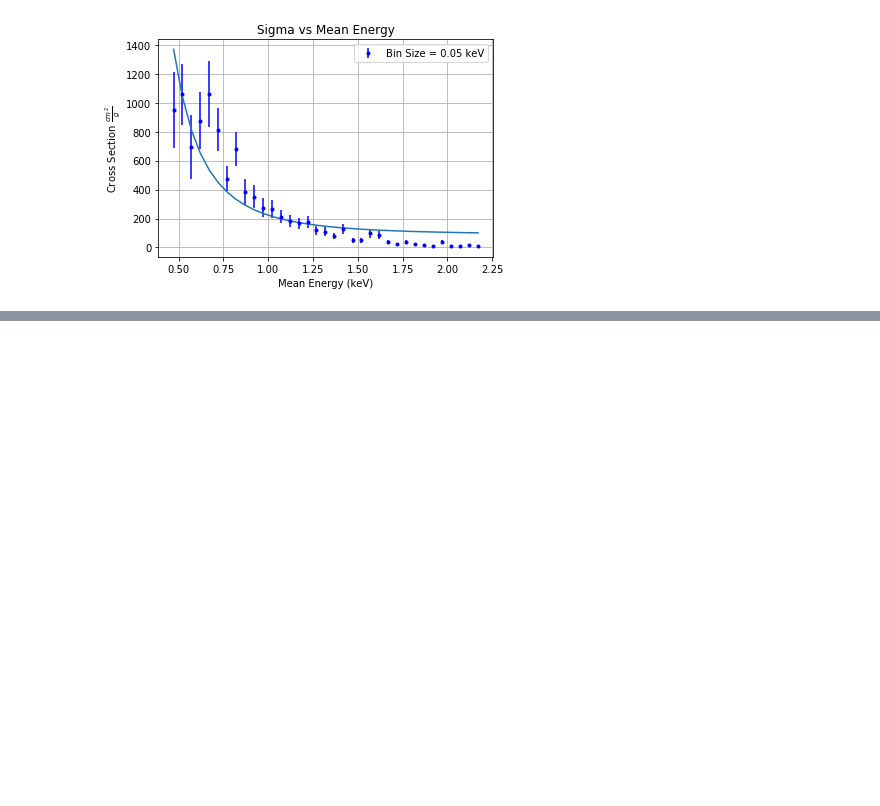
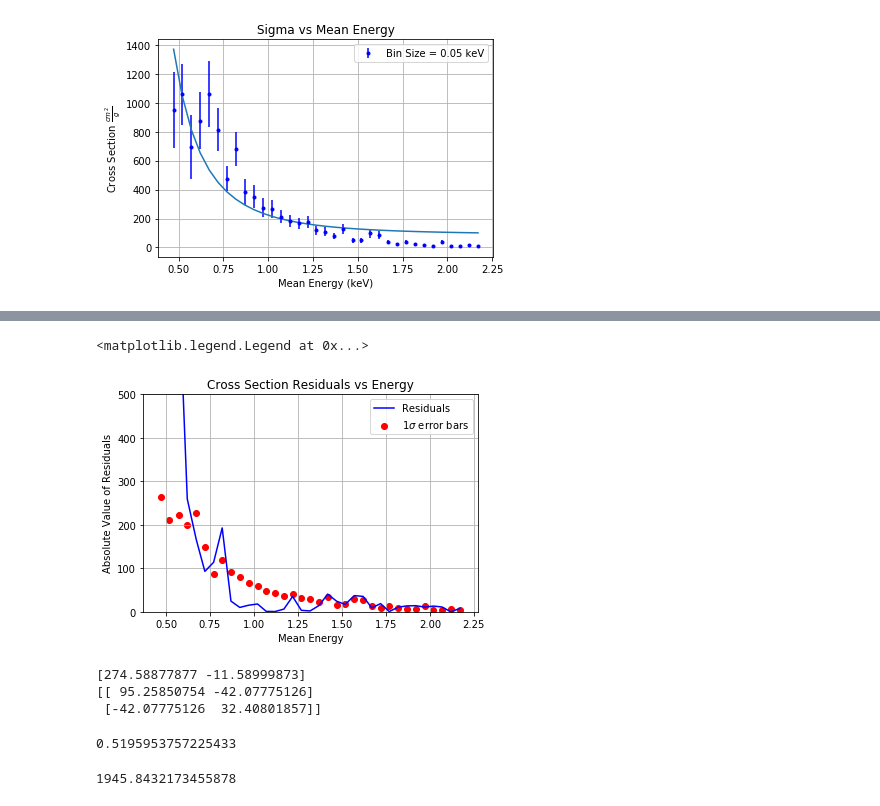
Before and after one commit to dmrowan/LommenResearchGroup, a Jupyter notebook: HorizonCrossing/msis_edge.ipynb, the cells around one changed output, grey strips where cells are left out. Saved outputs shown, nothing was run; the diff lists cells and outputs as text; code cells hidden in the pictures; blank space fills up the shorter version.

```diff
--- a/HorizonCrossing/msis_edge.ipynb
+++ b/HorizonCrossing/msis_edge.ipynb
@@ -573,0 +614,30 @@ plt.legend()
+# %%
+sigma_fit = negCube(new_energylist, *popt)
+residuals = sigma_fit - new_sigma1D
+
+plt.plot(new_energylist, abs(residuals), 'b', label = 'Residuals')
+plt.scatter(new_energylist, new_yerr, color = 'red', label = r'1$\sigma$ error bars')
+plt.title('Cross Section Residuals vs Energy')
+plt.ylabel('Absolute Value of Residuals')
+plt.xlabel('Mean Energy')
+plt.ylim(0, 500)
+plt.grid()
+plt.legend()
+# %% [output]
+<matplotlib.legend.Legend at 0x...>
+[figure, added]
+# %%
+print(popt)
+print(pcov)
+# %% [output]
+[274.58877877 -11.58999873]
+[[ 95.25850754 -42.07775126]
+ [-42.07775126  32.40801857]]
+# %%
+new_energylist[1]
+# %% [output]
+0.5195953757225433
+# %%
+sigma_fit[1]
+# %% [output]
+1945.8432173455878
```
Also changed, not shown: parts of 6 cells of this notebook, 1 other file.
